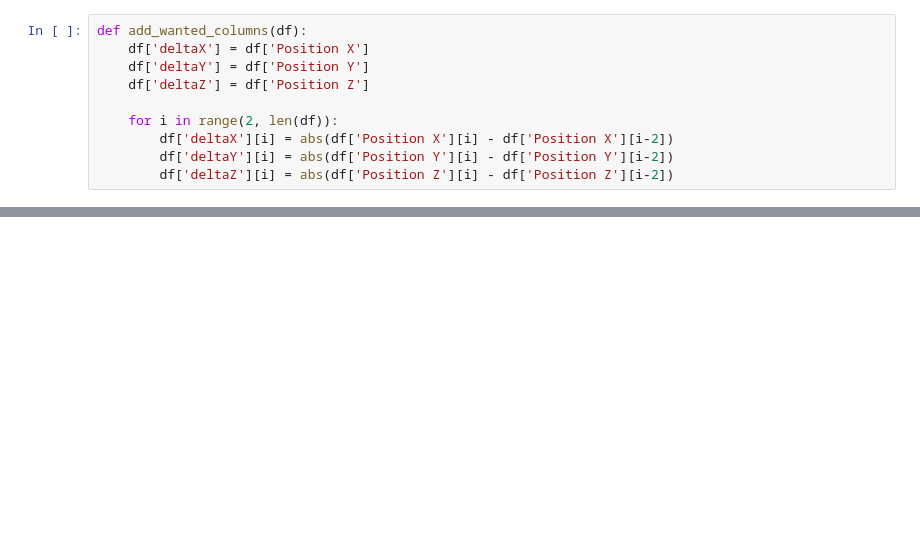
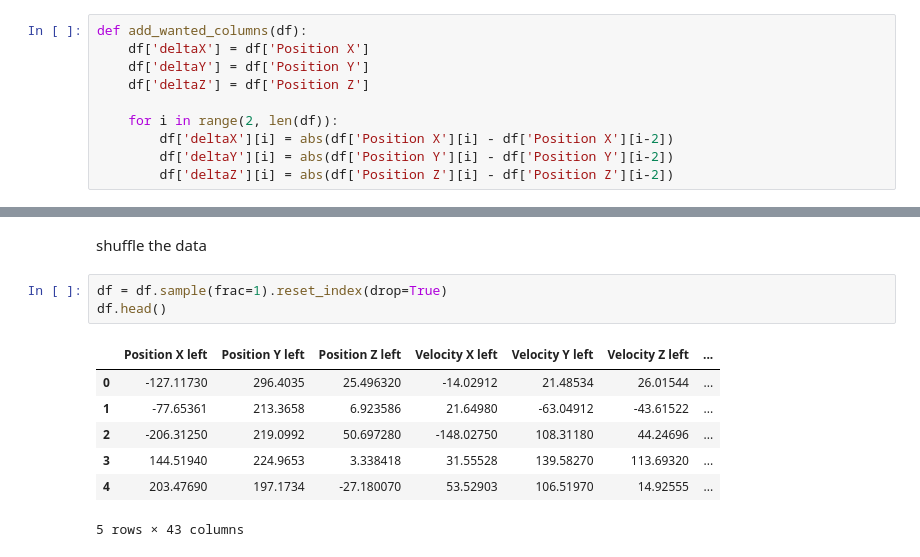
Before and after one commit to Matan-Hodadov/Fashion-mnist, a Jupyter notebook: Hands alignment/Hands alignment.ipynb, the cells around one changed output, grey strips where cells are left out. Saved outputs shown, nothing was run; the diff lists cells and outputs as text; blank space fills up the shorter version.

```diff
--- a/Hands alignment/Hands alignment.ipynb
+++ b/Hands alignment/Hands alignment.ipynb
@@ -140,0 +227,13 @@ memory usage: 1.0+ MB
+# %% [markdown]
+shuffle the data
+# %%
+df = df.sample(frac=1).reset_index(drop=True)
+df.head()
+# %% [output]
+|  | Position X left | Position Y left | Position Z left | Velocity X left | Velocity Y left | Velocity Z left | ... |
+| 0 | -127.11730 | 296.4035 | 25.496320 | -14.02912 | 21.48534 | 26.01544 | ... |
+| 1 | -77.65361 | 213.3658 | 6.923586 | 21.64980 | -63.04912 | -43.61522 | ... |
+| 2 | -206.31250 | 219.0992 | 50.697280 | -148.02750 | 108.31180 | 44.24696 | ... |
+| 3 | 144.51940 | 224.9653 | 3.338418 | 31.55528 | 139.58270 | 113.69320 | ... |
+| 4 | 203.47690 | 197.1734 | -27.180070 | 53.52903 | 106.51970 | 14.92555 | ... |
+5 rows × 43 columns
```
Also changed, not shown: parts of 52 cells of this notebook.
